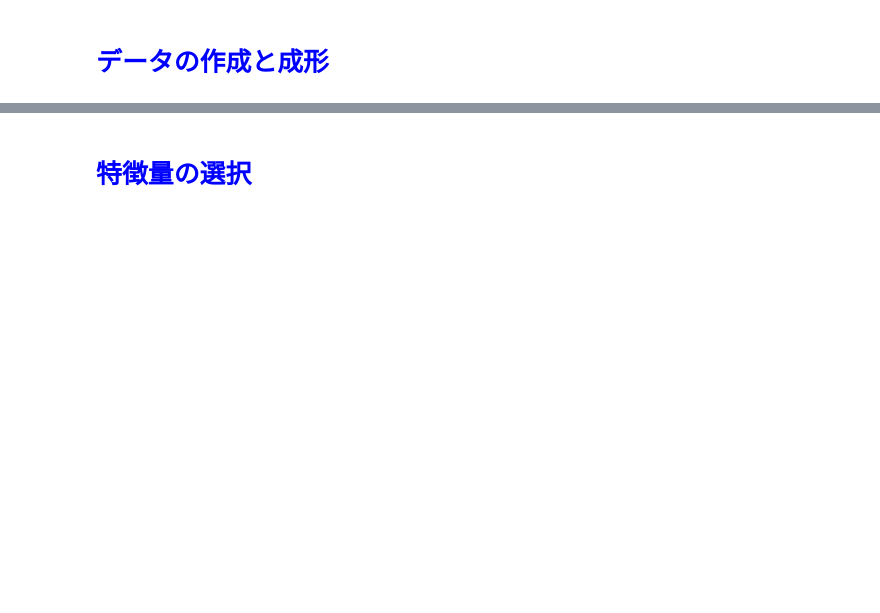
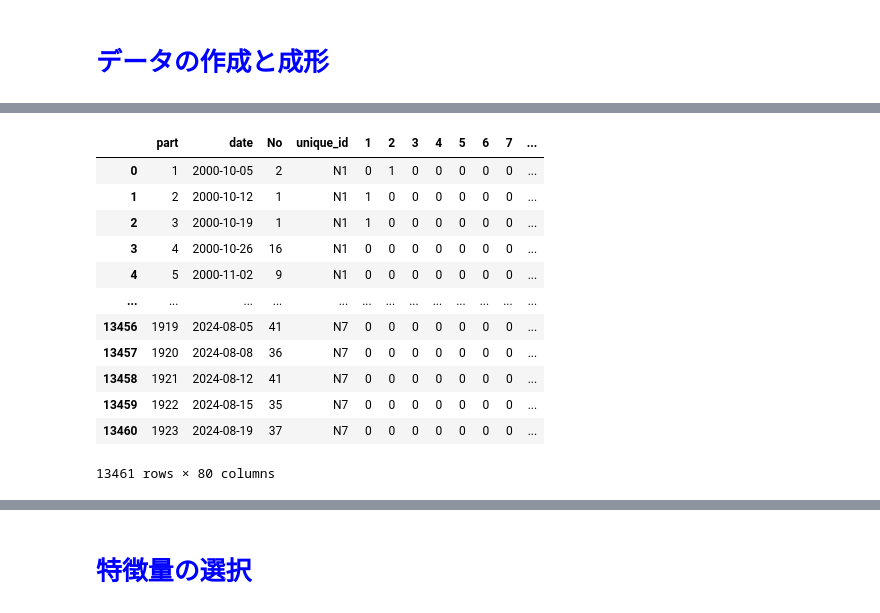
Before and after one commit to arumajirou/loto_forecast, a Jupyter notebook: loto_forecast.ipynb, the cells around one changed output, grey strips where cells are left out. Saved outputs shown, nothing was run; the diff lists cells and outputs as text; code cells hidden in the pictures; blank space fills up the shorter version.

```diff
--- a/loto_forecast.ipynb
+++ b/loto_forecast.ipynb
@@ -1923,0 +2118,16 @@ Wall time: 56.7 ms
+# %%
+final_df
+# %% [output]
+|  | part | date | No | unique_id | 1 | 2 | 3 | 4 | 5 | 6 | 7 | ... |
+| 0 | 1 | 2000-10-05 | 2 | N1 | 0 | 1 | 0 | 0 | 0 | 0 | 0 | ... |
+| 1 | 2 | 2000-10-12 | 1 | N1 | 1 | 0 | 0 | 0 | 0 | 0 | 0 | ... |
+| 2 | 3 | 2000-10-19 | 1 | N1 | 1 | 0 | 0 | 0 | 0 | 0 | 0 | ... |
+| 3 | 4 | 2000-10-26 | 16 | N1 | 0 | 0 | 0 | 0 | 0 | 0 | 0 | ... |
+| 4 | 5 | 2000-11-02 | 9 | N1 | 0 | 0 | 0 | 0 | 0 | 0 | 0 | ... |
+| ... | ... | ... | ... | ... | ... | ... | ... | ... | ... | ... | ... | ... |
+| 13456 | 1919 | 2024-08-05 | 41 | N7 | 0 | 0 | 0 | 0 | 0 | 0 | 0 | ... |
+| 13457 | 1920 | 2024-08-08 | 36 | N7 | 0 | 0 | 0 | 0 | 0 | 0 | 0 | ... |
+| 13458 | 1921 | 2024-08-12 | 41 | N7 | 0 | 0 | 0 | 0 | 0 | 0 | 0 | ... |
+| 13459 | 1922 | 2024-08-15 | 35 | N7 | 0 | 0 | 0 | 0 | 0 | 0 | 0 | ... |
+| 13460 | 1923 | 2024-08-19 | 37 | N7 | 0 | 0 | 0 | 0 | 0 | 0 | 0 | ... |
+13461 rows × 80 columns
```
Also changed, not shown: parts of 103 cells of this notebook.
